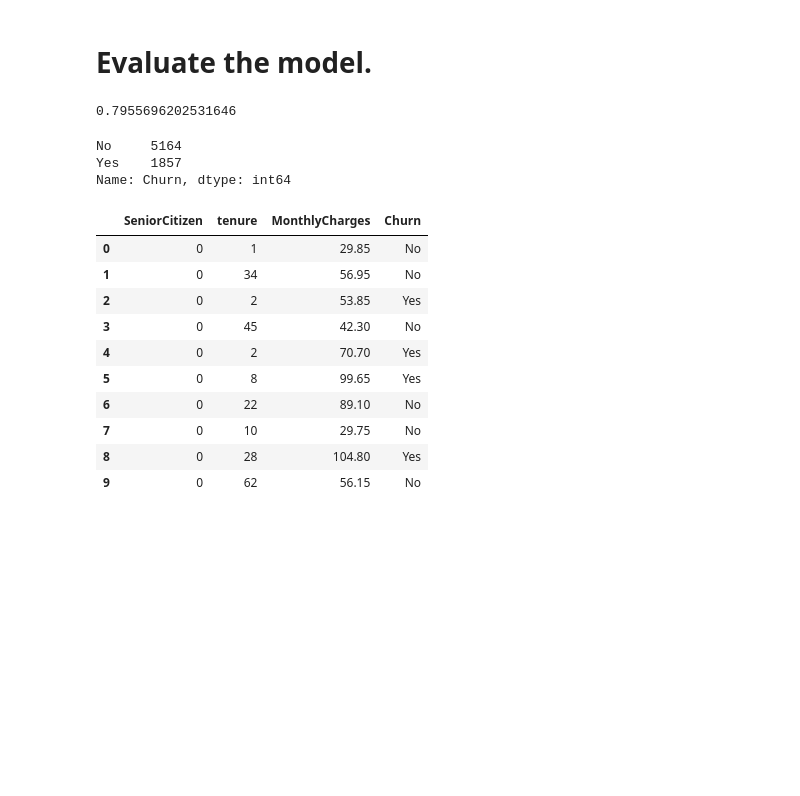
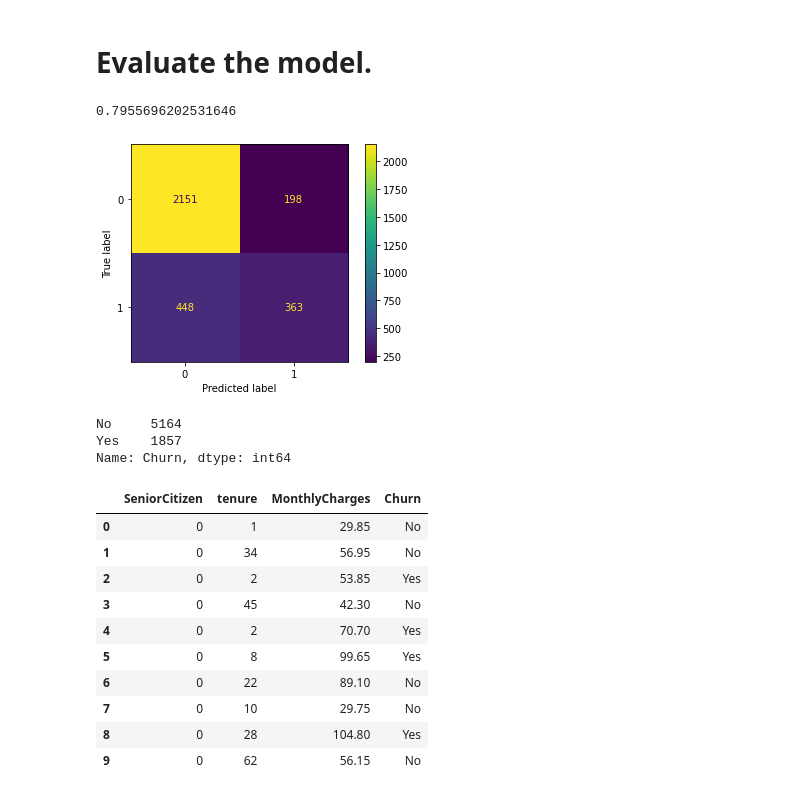
Before and after one commit to siandav/cosferlabwork, a Jupyter notebook: Week4/python/LAB - imbalanced.ipynb, the cells around one changed output. Saved outputs shown, nothing was run; the diff lists cells and outputs as text; code cells hidden in the pictures; blank space fills up the shorter version.

```diff
--- a/Week4/python/LAB - imbalanced.ipynb
+++ b/Week4/python/LAB - imbalanced.ipynb
@@ -112,6 +113,13 @@ y_test_pred = classification.predict(X_test)
 accuracy_score(y_test,y_test_pred)
 # %% [output]
 0.7955696202531646
+# %%
+confusion_matrix(y_test,y_test_pred)
+cmx = confusion_matrix(y_test,y_test_pred)
+disp=ConfusionMatrixDisplay(confusion_matrix=cmx)
+disp.plot();
+# %% [output]
+[figure, added]
 # %%
 df['Churn'].value_counts()
 # %% [output]
```
Also changed, not shown: parts of 3 cells of this notebook, 5 other files.
